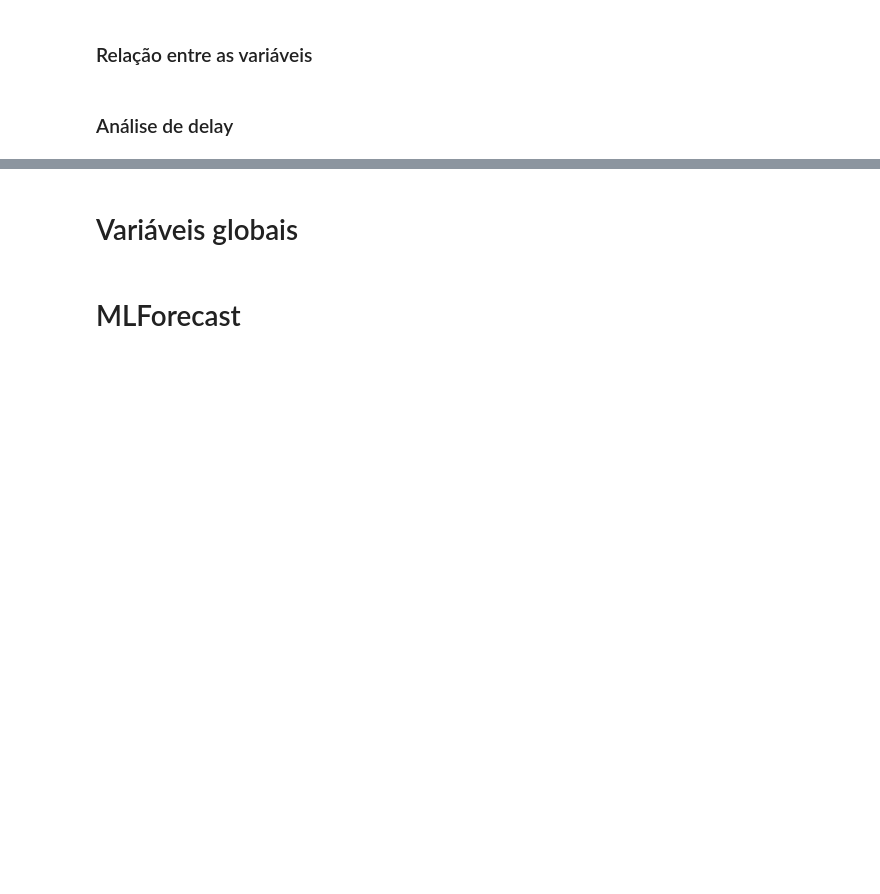
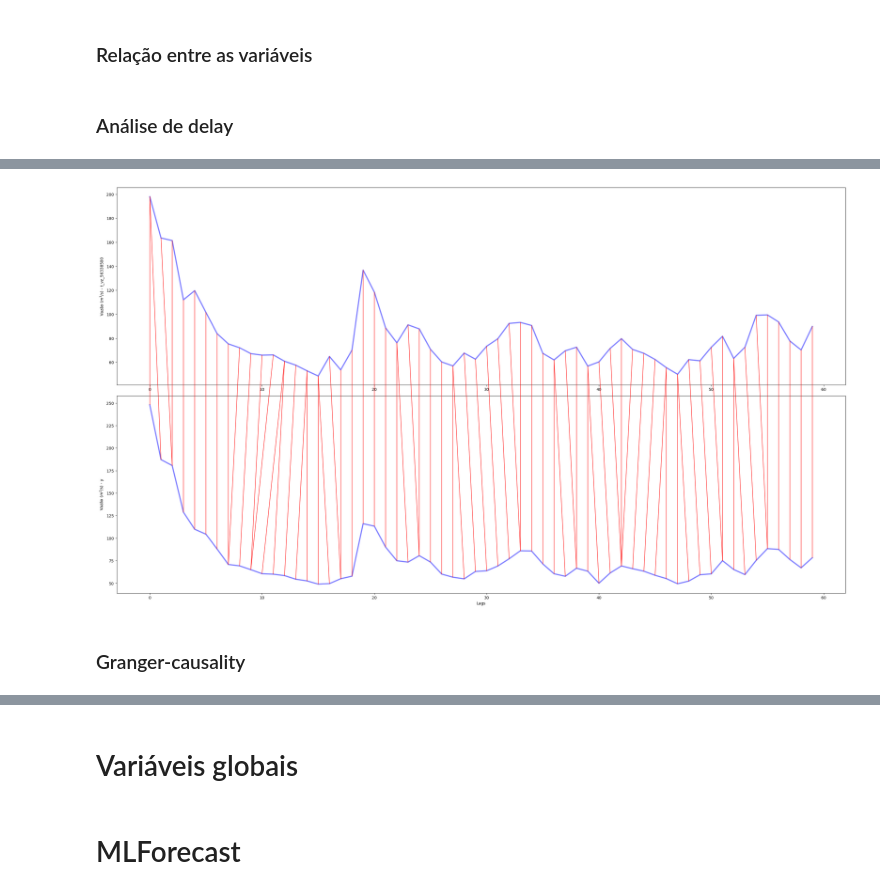
Before and after one commit to wasf84/pgmc-mestrado, a Jupyter notebook: dissertacao/bacia_rio_doce/alto_doce.ipynb, the cells around one changed output, grey strips where cells are left out. Saved outputs shown, nothing was run; the diff lists cells and outputs as text; code cells hidden in the pictures; blank space fills up the shorter version.

```diff
--- a/dissertacao/bacia_rio_doce/alto_doce.ipynb
+++ b/dissertacao/bacia_rio_doce/alto_doce.ipynb
@@ -658,9 +817,22 @@ df_media
 # Recomendam aplicar um scaling antes de imputar com o KNNImputer, mas nos testes que realizei deu nenhuma diferença nos resultados
 # Então vou reduzir a engenharia de programação e não usar scaling
 
-imputer = KNNImputer(n_neighbors=7, weights='distance')
-df_knn = pd.DataFrame(imputer.fit_transform(df.drop(columns=['ds', 'unique_id'])), columns=df.drop(columns=['ds', 'unique_id']).columns)
-df_knn = pd.DataFrame(df_knn, columns=df.drop(columns=['ds', 'unique_id']).columns)
+imputer = KNNImputer(
+    n_neighbors=7,
+    weights='distance'
+)
+
+df_knn = pd.DataFrame(
+    imputer.fit_transform(
+        df.drop(columns=['ds', 'unique_id'])
+    ),
+    columns=df.drop(columns=['ds', 'unique_id']).columns
+)
+
+df_knn = pd.DataFrame(
+    data=df_knn,
+    columns=df.drop(columns=['ds', 'unique_id']).columns
+)
 df_knn = pd.concat([df[['ds', 'unique_id']], df_knn], axis=1)
 df_knn
 # %% [output]
@@ -962,0 +1131,47 @@ dtype: float64
+# %%
+import matplotlib.pyplot as plt
+from dtaidistance import dtw_visualisation as dtw_vis
+from dtaidistance import dtw
+
+dtw_dist = dtw.distance_matrix_fast(df.drop(columns=['ds', 'unique_id']).T.values)
+df_dtw_dist = pd.DataFrame(
+    data=dtw_dist,
+    index=df.drop(columns=['ds', 'unique_id']).columns.to_list(),
+    columns=df.drop(columns=['ds', 'unique_id']).columns.to_list(),
+)
+
+fig, axs = plt.subplots(
+    nrows=2,
+    ncols=1,
+    figsize=(2560/96, 1440/96), # um tamanho razoável
+)
+
+path = dtw.warping_path(
+    from_s=df_aux['t_vz_56338500'].tail(60).T.values,
+    to_s=df_aux['y'].tail(60).T.values,
+)
+
+dtw_vis.plot_warping(
+    s1=df_aux['t_vz_56338500'].tail(60).T.values,
+    s2=df_aux['y'].tail(60).T.values,
+    path=path,
+    fig=fig,
+    axs=axs,
+    series_line_options={
+        'linewidth': 3.0,
+        'color': 'blue',
+        'alpha': 0.5},
+    warping_line_options={
+        'linewidth': 1.0,
+        'color': 'red',
+        'alpha': 1.0},
+)
+
+axs[1].set_xlabel("Lags")
+axs[0].set_ylabel("Vazão ($m^3$/s) - t_vz_56338500")
+axs[1].set_ylabel("Vazão ($m^3$/s) - y")
+fig.show()
+# %% [output]
+[figure, added]
+# %% [markdown]
+### Granger-causality
```
Also changed, not shown: parts of 17 cells of this notebook, 2 other files.
